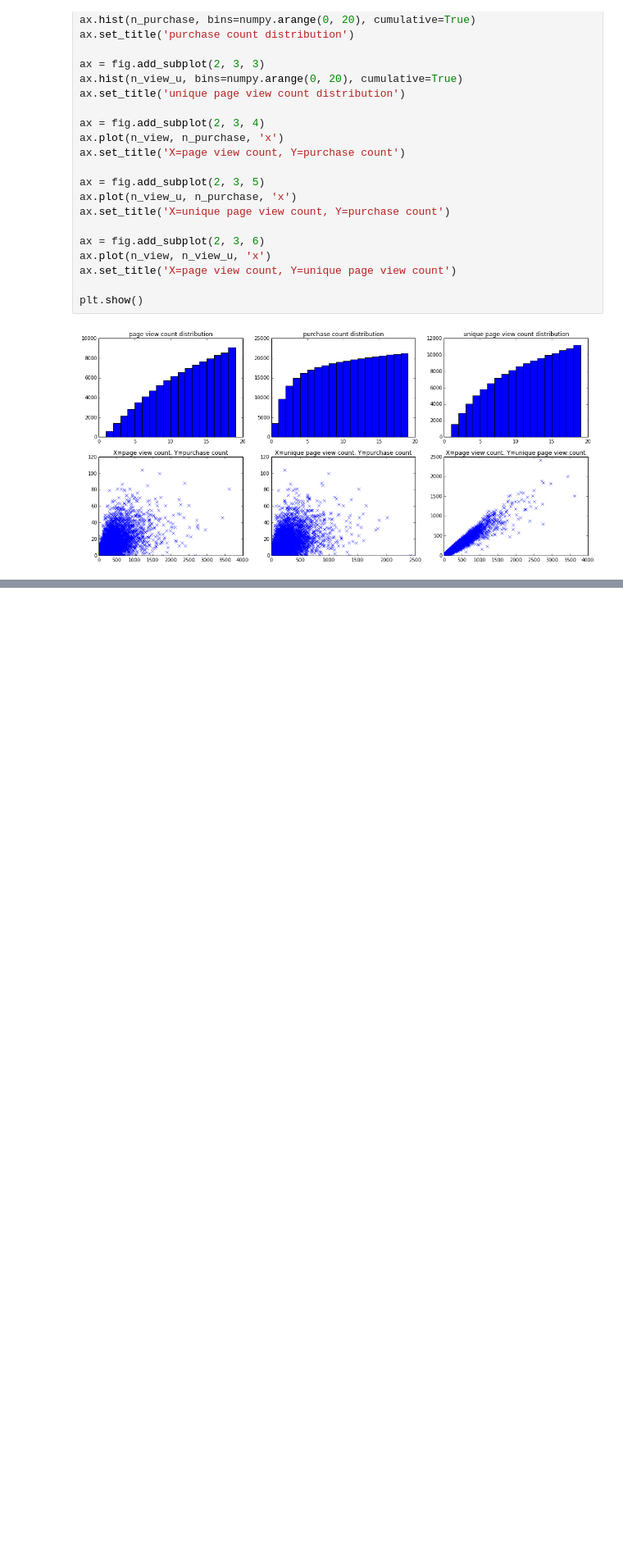
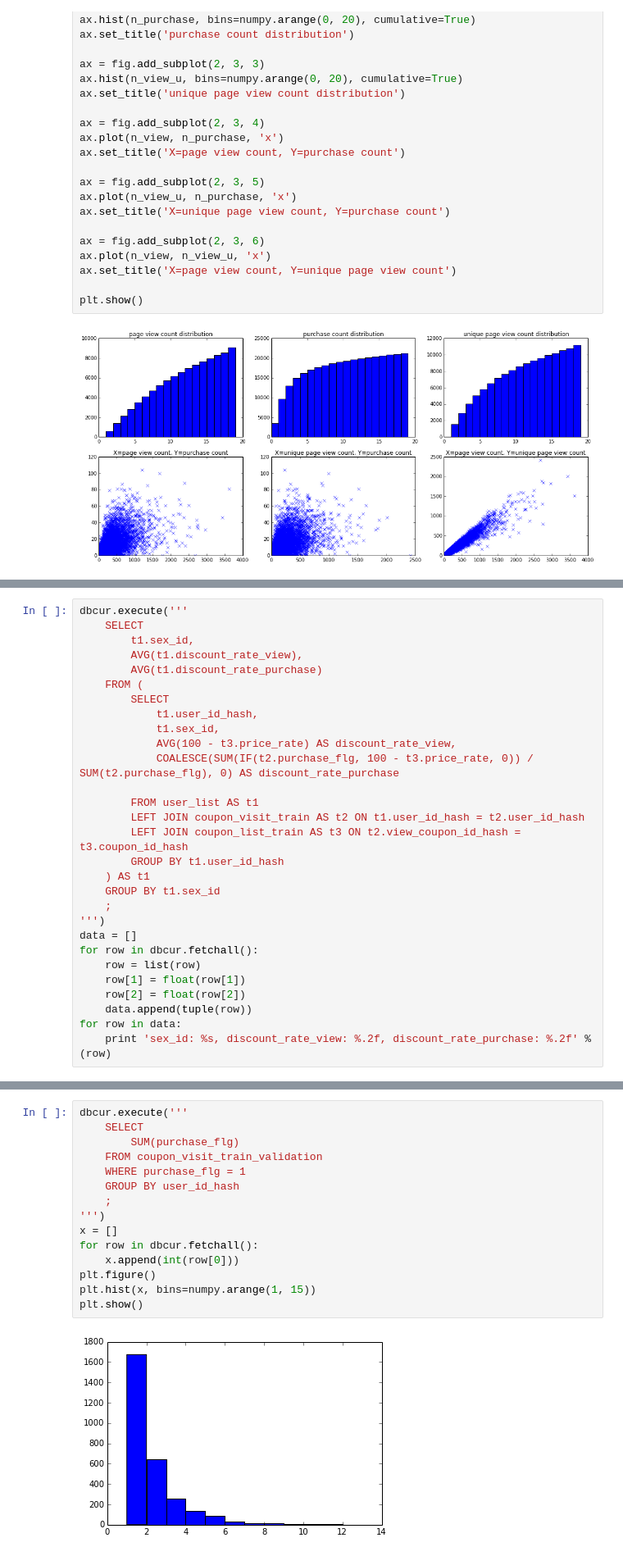
Before and after one commit to KaoruNasuno/DataScienceTutorial, a Jupyter notebook: Lecture_01.ipynb, the cells around one changed output, grey strips where cells are left out. Shown at 82% size. Cells and saved outputs as stored; diff of their text form; blank space fills up the shorter version.

```diff
--- a/Lecture_01.ipynb
+++ b/Lecture_01.ipynb
@@ -513,0 +660,29 @@ $m$：実際に購買されたクーポンの数(m=0の時は、Precision=0)
+# %%
+dbcur.execute('''
+    SELECT
+        t1.sex_id,
+        AVG(t1.discount_rate_view),
+        AVG(t1.discount_rate_purchase)
+    FROM (
+        SELECT
+            t1.user_id_hash,
+            t1.sex_id,
+            AVG(100 - t3.price_rate) AS discount_rate_view,
+            COALESCE(SUM(IF(t2.purchase_flg, 100 - t3.price_rate, 0)) / SUM(t2.purchase_flg), 0) AS discount_rate_purchase
+
+        FROM user_list AS t1
+        LEFT JOIN coupon_visit_train AS t2 ON t1.user_id_hash = t2.user_id_hash
+        LEFT JOIN coupon_list_train AS t3 ON t2.view_coupon_id_hash = t3.coupon_id_hash
+        GROUP BY t1.user_id_hash
+    ) AS t1
+    GROUP BY t1.sex_id
+    ;
+''')
+data = []
+for row in dbcur.fetchall():
+    row = list(row)
+    row[1] = float(row[1])
+    row[2] = float(row[2])
+    data.append(tuple(row))
+for row in data:
+    print 'sex_id: %s, discount_rate_view: %.2f, discount_rate_purchase: %.2f' % (row)
@@ -513,0 +697,17 @@ $m$：実際に購買されたクーポンの数(m=0の時は、Precision=0)
+# %%
+dbcur.execute('''
+    SELECT
+        SUM(purchase_flg)
+    FROM coupon_visit_train_validation
+    WHERE purchase_flg = 1
+    GROUP BY user_id_hash
+    ;
+''')
+x = []
+for row in dbcur.fetchall():
+    x.append(int(row[0]))
+plt.figure()
+plt.hist(x, bins=numpy.arange(1, 15))
+plt.show()
+# %% [output]
+[figure, added]
```
Also changed, not shown: parts of 22 cells of this notebook.
